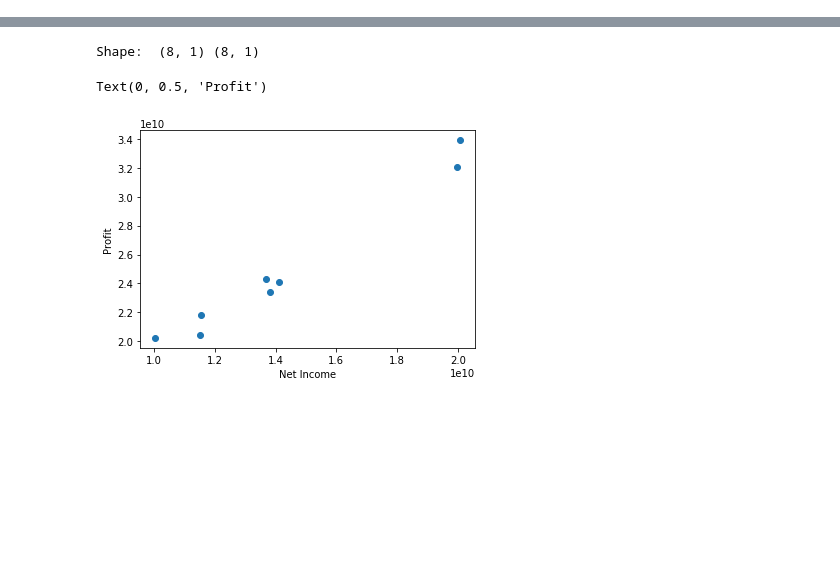
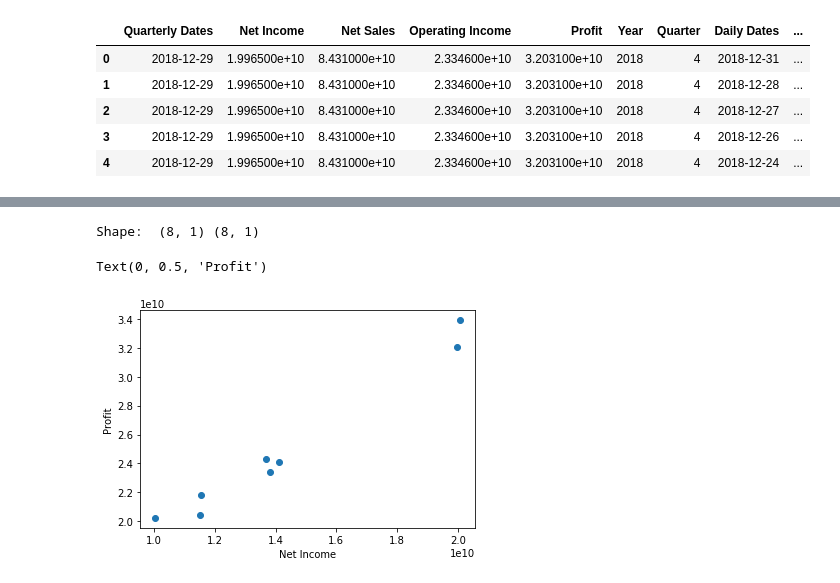
Before and after one commit to sigdelyr/ML-Project, a Jupyter notebook: Income_Analysis.ipynb, the cells around one changed output, grey strips where cells are left out. Saved outputs shown, nothing was run; the diff lists cells and outputs as text; code cells hidden in the pictures; blank space fills up the shorter version.

```diff
--- a/Income_Analysis.ipynb
+++ b/Income_Analysis.ipynb
@@ -42,0 +30,10 @@ app
+# %%
+merged.drop(['Unnamed: 0'], axis=1, inplace = True)
+merged.head()
+# %% [output]
+|  | Quarterly Dates | Net Income | Net Sales | Operating Income | Profit | Year | Quarter | Daily Dates | ... |
+| 0 | 2018-12-29 | 1.996500e+10 | 8.431000e+10 | 2.334600e+10 | 3.203100e+10 | 2018 | 4 | 2018-12-31 | ... |
+| 1 | 2018-12-29 | 1.996500e+10 | 8.431000e+10 | 2.334600e+10 | 3.203100e+10 | 2018 | 4 | 2018-12-28 | ... |
+| 2 | 2018-12-29 | 1.996500e+10 | 8.431000e+10 | 2.334600e+10 | 3.203100e+10 | 2018 | 4 | 2018-12-27 | ... |
+| 3 | 2018-12-29 | 1.996500e+10 | 8.431000e+10 | 2.334600e+10 | 3.203100e+10 | 2018 | 4 | 2018-12-26 | ... |
+| 4 | 2018-12-29 | 1.996500e+10 | 8.431000e+10 | 2.334600e+10 | 3.203100e+10 | 2018 | 4 | 2018-12-24 | ... |
```
Also changed, not shown: parts of 5 cells of this notebook, 1 other file.
